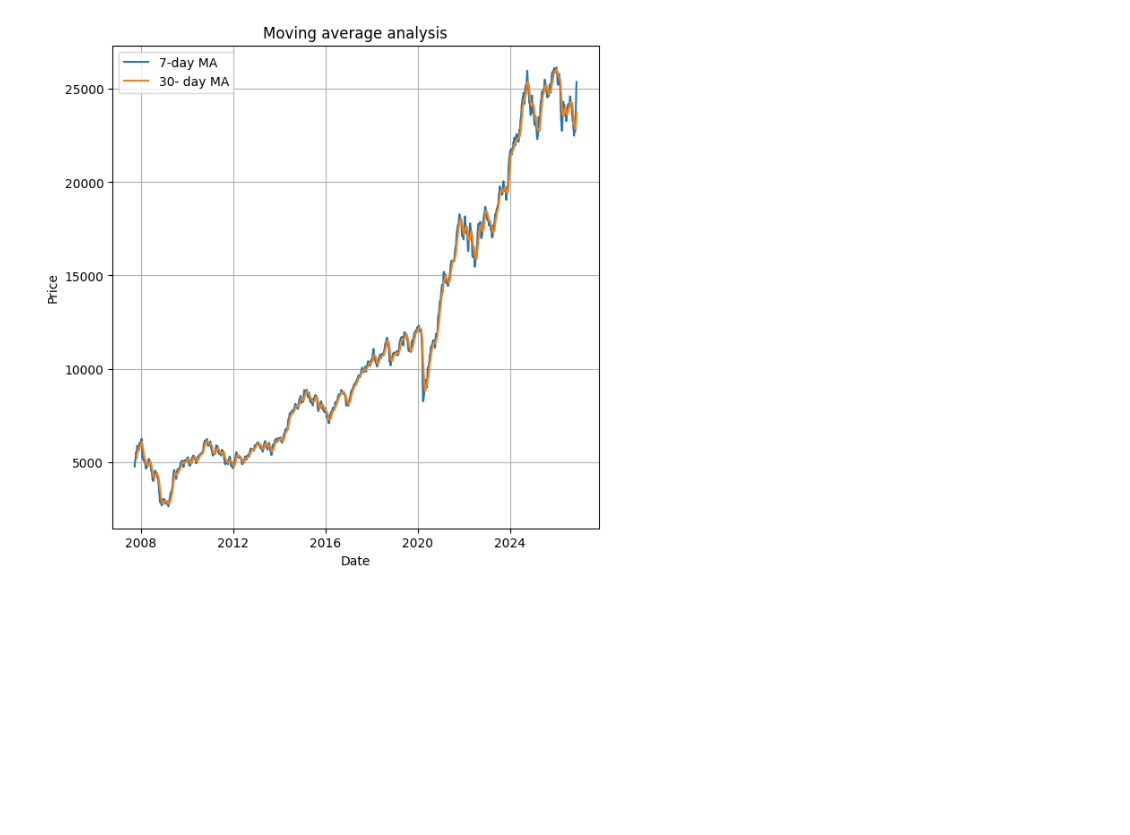
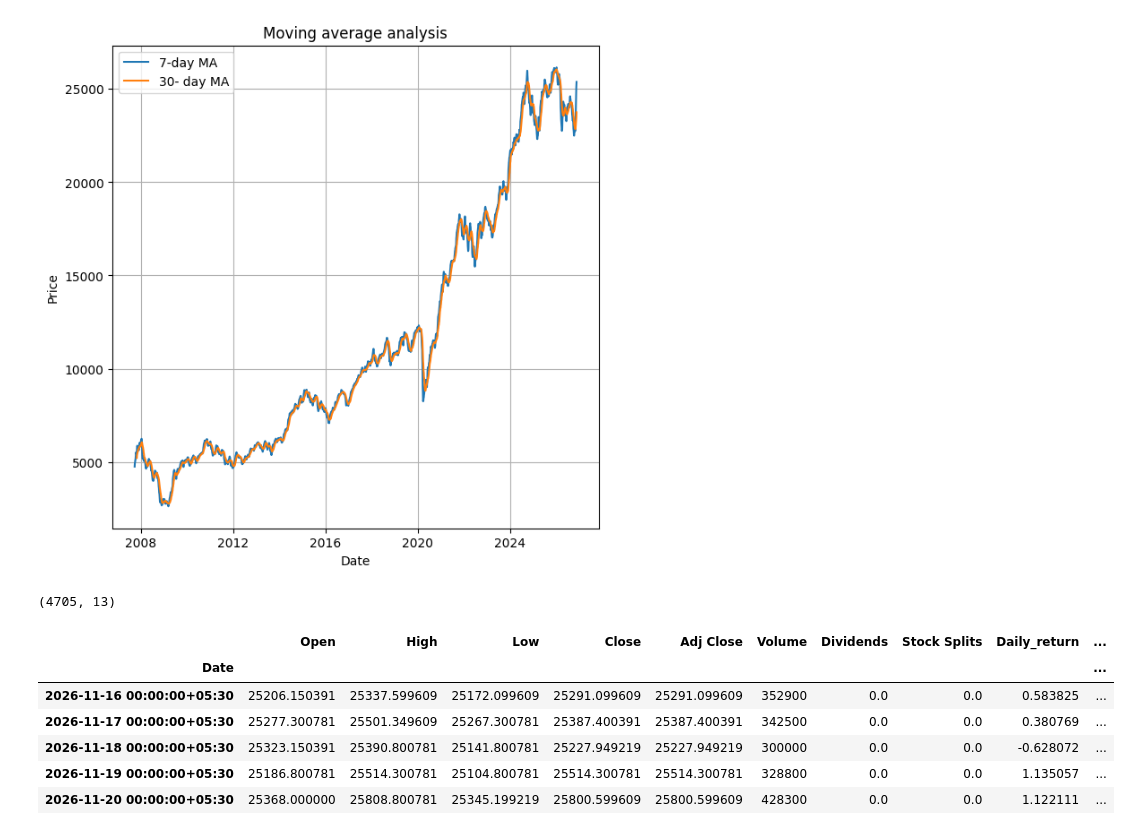
Before and after one commit to pratheekm09/AngryBirdsStage2.5StudentActivity, a Jupyter notebook: Welcome_To_Colab.ipynb, the cells around one changed output. Cells and saved outputs as stored; diff of their text form; code cells hidden in the pictures; blank space fills up the shorter version.

```diff
--- a/Welcome_To_Colab.ipynb
+++ b/Welcome_To_Colab.ipynb
@@ -281,3 +281,17 @@ plt.grid(True)
 plt.show()
 # %% [output]
 [figure]
+# %%
+print(nifty.shape)
+# %% [output]
+(4705, 13)
+# %%
+nifty.tail()
+# %% [output]
+|  | Open | High | Low | Close | Adj Close | Volume | Dividends | Stock Splits | Daily_return | ... |
+| Date |  |  |  |  |  |  |  |  |  | ... |
+| 2026-11-16 00:00:00+05:30 | 25206.150391 | 25337.599609 | 25172.099609 | 25291.099609 | 25291.099609 | 352900 | 0.0 | 0.0 | 0.583825 | ... |
+| 2026-11-17 00:00:00+05:30 | 25277.300781 | 25501.349609 | 25267.300781 | 25387.400391 | 25387.400391 | 342500 | 0.0 | 0.0 | 0.380769 | ... |
+| 2026-11-18 00:00:00+05:30 | 25323.150391 | 25390.800781 | 25141.800781 | 25227.949219 | 25227.949219 | 300000 | 0.0 | 0.0 | -0.628072 | ... |
+| 2026-11-19 00:00:00+05:30 | 25186.800781 | 25514.300781 | 25104.800781 | 25514.300781 | 25514.300781 | 328800 | 0.0 | 0.0 | 1.135057 | ... |
+| 2026-11-20 00:00:00+05:30 | 25368.000000 | 25808.800781 | 25345.199219 | 25800.599609 | 25800.599609 | 428300 | 0.0 | 0.0 | 1.122111 | ... |
```
Also changed, not shown: parts of 17 cells of this notebook.
